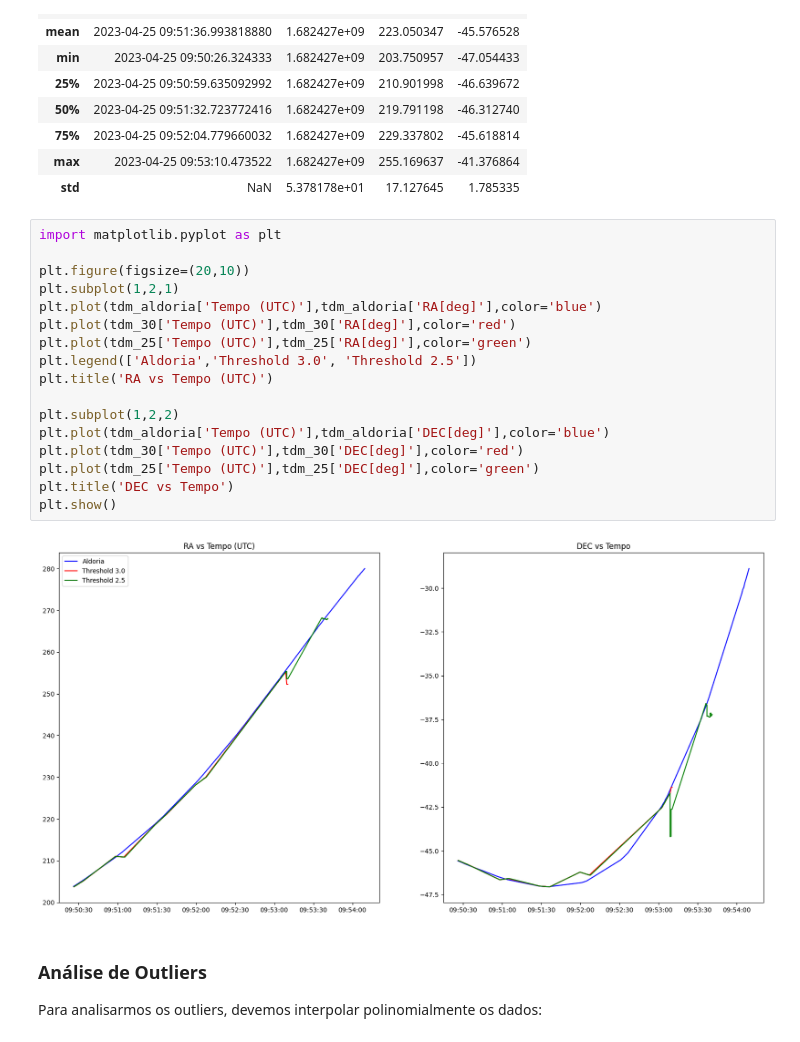
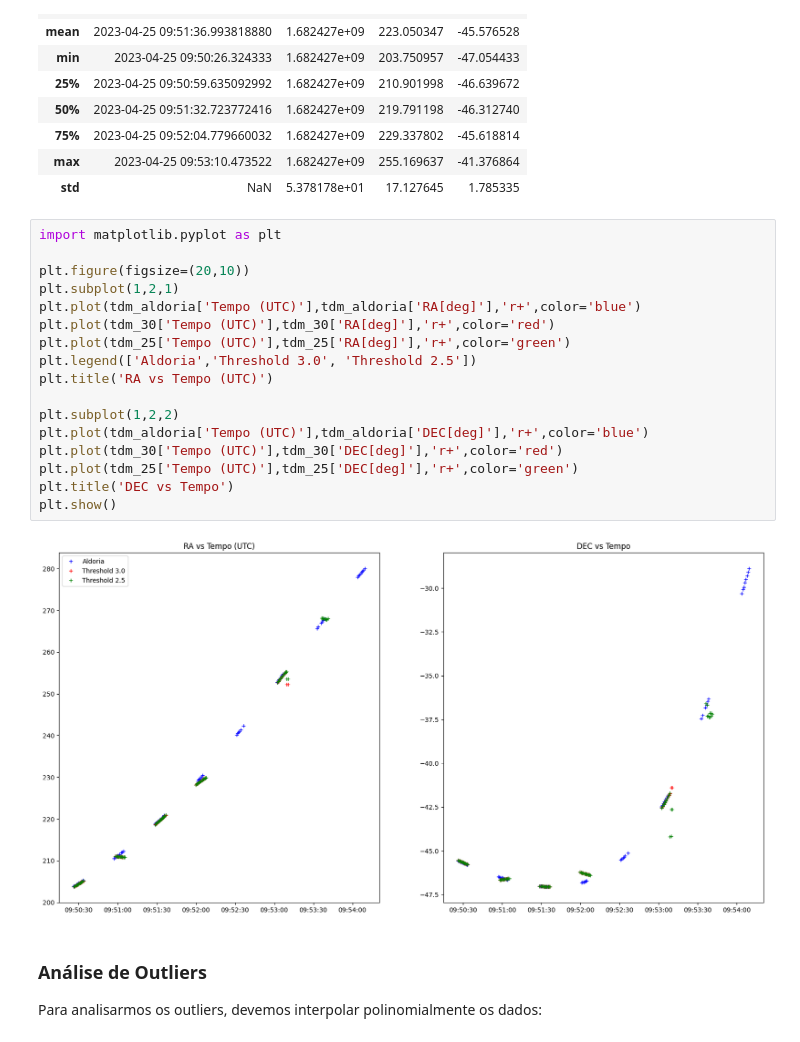
Before and after one commit to Rafa1914/spacepykit, a Jupyter notebook: data-exploration-notebook.ipynb, the cells around one changed output. Saved outputs shown, nothing was run; the diff lists cells and outputs as text.

```diff
--- a/data-exploration-notebook.ipynb
+++ b/data-exploration-notebook.ipynb
@@ -111,22 +111,22 @@ tdm_30.describe()
 # %%
 import matplotlib.pyplot as plt
 
 plt.figure(figsize=(20,10))
 plt.subplot(1,2,1)
-plt.plot(tdm_aldoria['Tempo (UTC)'],tdm_aldoria['RA[deg]'],color='blue')
-plt.plot(tdm_30['Tempo (UTC)'],tdm_30['RA[deg]'],color='red')
-plt.plot(tdm_25['Tempo (UTC)'],tdm_25['RA[deg]'],color='green')
+plt.plot(tdm_aldoria['Tempo (UTC)'],tdm_aldoria['RA[deg]'],'r+',color='blue')
+plt.plot(tdm_30['Tempo (UTC)'],tdm_30['RA[deg]'],'r+',color='red')
+plt.plot(tdm_25['Tempo (UTC)'],tdm_25['RA[deg]'],'r+',color='green')
 plt.legend(['Aldoria','Threshold 3.0', 'Threshold 2.5'])
 plt.title('RA vs Tempo (UTC)')
 
 plt.subplot(1,2,2)
-plt.plot(tdm_aldoria['Tempo (UTC)'],tdm_aldoria['DEC[deg]'],color='blue')
-plt.plot(tdm_30['Tempo (UTC)'],tdm_30['DEC[deg]'],color='red')
-plt.plot(tdm_25['Tempo (UTC)'],tdm_25['DEC[deg]'],color='green')
+plt.plot(tdm_aldoria['Tempo (UTC)'],tdm_aldoria['DEC[deg]'],'r+',color='blue')
+plt.plot(tdm_30['Tempo (UTC)'],tdm_30['DEC[deg]'],'r+',color='red')
+plt.plot(tdm_25['Tempo (UTC)'],tdm_25['DEC[deg]'],'r+',color='green')
 plt.title('DEC vs Tempo')
 plt.show()
 # %% [output]
-[figure, old version]
+[figure, new version]
 # %% [markdown]
 ### Análise de Outliers
 
```
Also changed, not shown: parts of 22 cells of this notebook, 1 other file.
